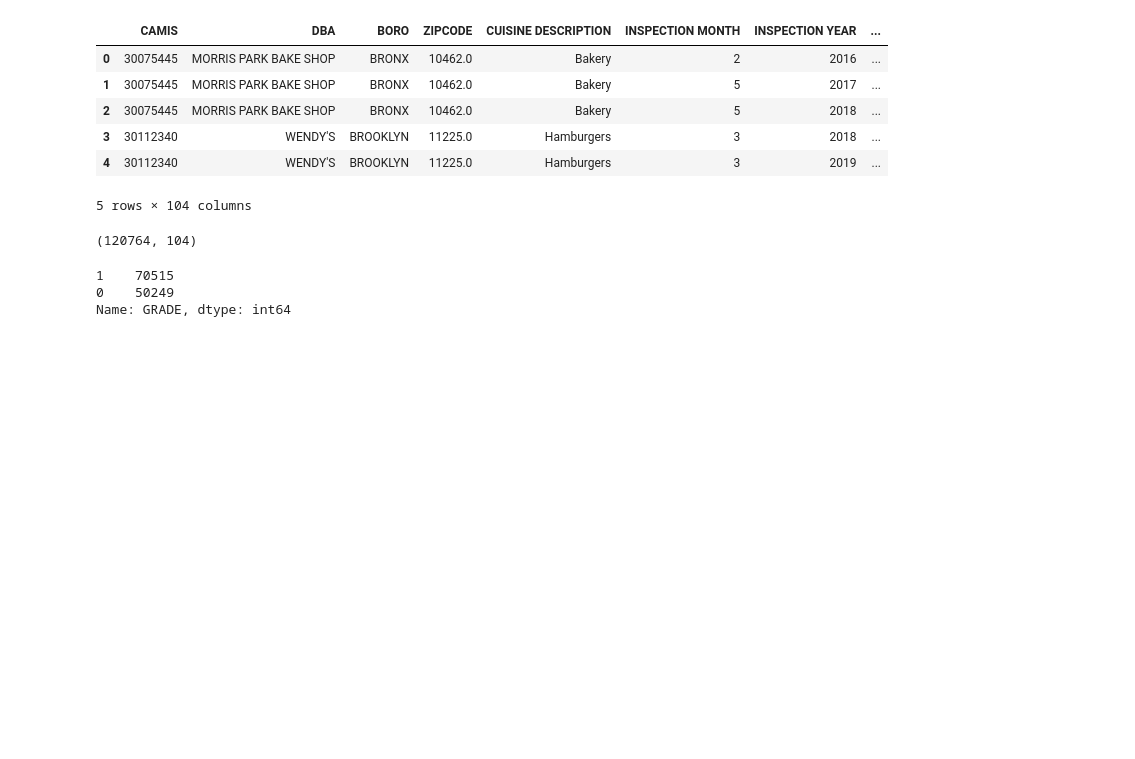
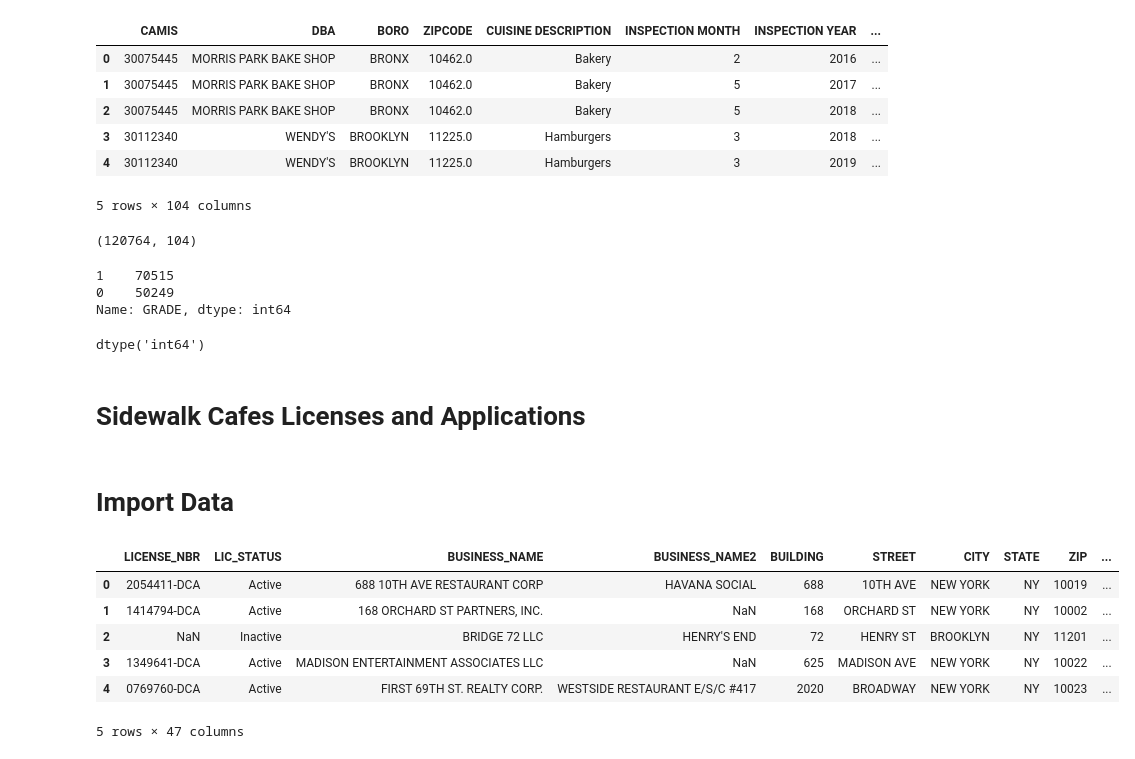
Before and after one commit to deep22kar/random-forest, a Jupyter notebook: Data.ipynb, the cells around one changed output. Drawn from its saved outputs; the diff is of its cells as text; code cells hidden in the pictures; blank space fills up the shorter version.

```diff
--- a/Data.ipynb
+++ b/Data.ipynb
@@ -703,3 +718,11 @@ Name: GRADE, dtype: int64
+# %%
+df5.ZIPCODE.dtype
+# %% [output]
+dtype('int64')
 # %%
 # save copy of cleaned data to csv file
 df5.to_csv('./NYC_Restaurant_Inspections_Data_Cleaned.csv')
+# %% [markdown]
+# Sidewalk Cafes Licenses and Applications
+# %% [markdown]
+# Import Data
@@ -705,0 +731,10 @@ df5.to_csv('./NYC_Restaurant_Inspections_Data_Cleaned.csv')
+# %%
+cafes.head()
+# %% [output]
+|  | LICENSE_NBR | LIC_STATUS | BUSINESS_NAME | BUSINESS_NAME2 | BUILDING | STREET | CITY | STATE | ZIP | ... |
+| 0 | 2054411-DCA | Active | 688 10TH AVE RESTAURANT CORP | HAVANA SOCIAL | 688 | 10TH AVE | NEW YORK | NY | 10019 | ... |
+| 1 | 1414794-DCA | Active | 168 ORCHARD ST PARTNERS, INC. | NaN | 168 | ORCHARD ST | NEW YORK | NY | 10002 | ... |
+| 2 | NaN | Inactive | BRIDGE 72 LLC | HENRY'S END | 72 | HENRY ST | BROOKLYN | NY | 11201 | ... |
+| 3 | 1349641-DCA | Active | MADISON ENTERTAINMENT ASSOCIATES LLC | NaN | 625 | MADISON AVE | NEW YORK | NY | 10022 | ... |
+| 4 | 0769760-DCA | Active | FIRST 69TH ST. REALTY CORP. | WESTSIDE RESTAURANT E/S/C #417 | 2020 | BROADWAY | NEW YORK | NY | 10023 | ... |
+5 rows × 47 columns
```
Also changed, not shown: parts of 55 cells of this notebook.
